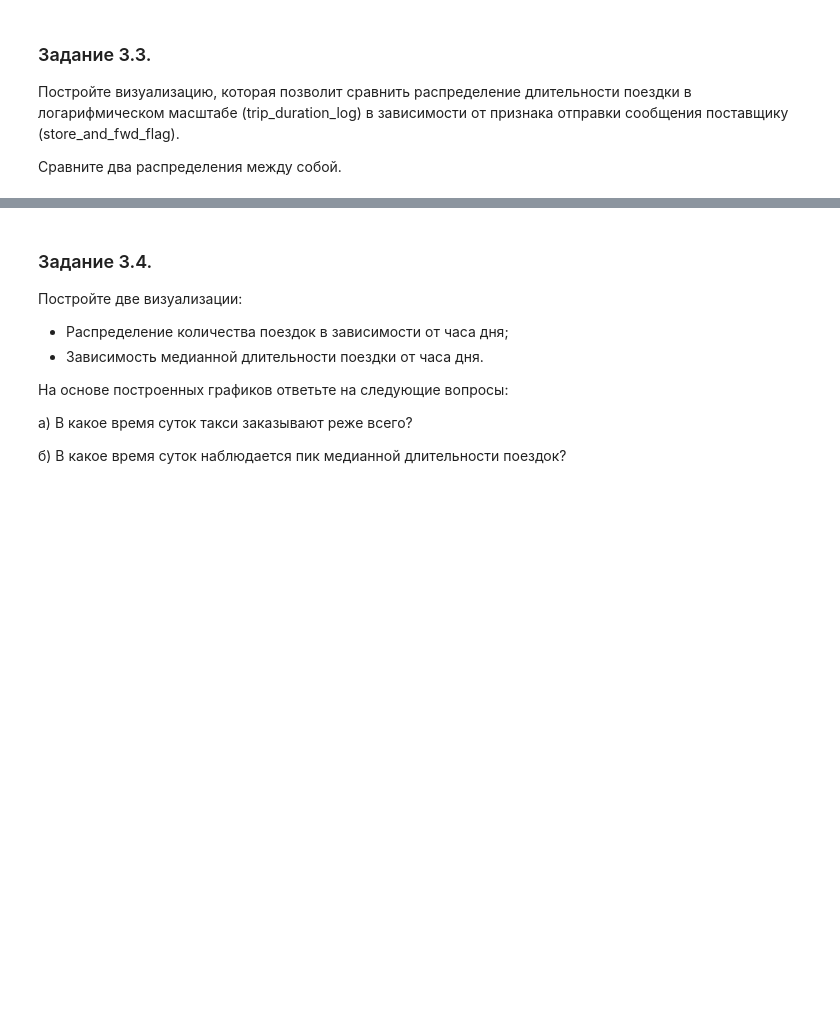
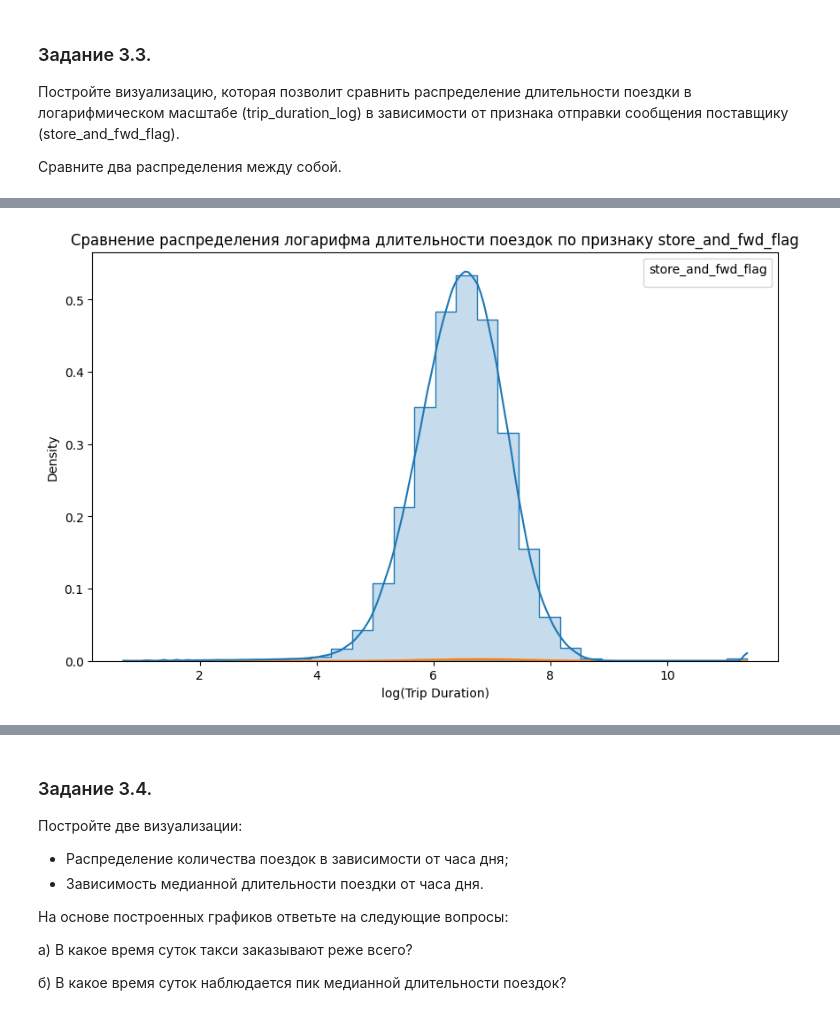
Before and after one commit to johnneon/PP_Team28_Taxi_Trip_Duration, a Jupyter notebook: PP_Team28.ipynb, the cells around one changed output, grey strips where cells are left out. Cells and saved outputs as stored; diff of their text form; code cells hidden in the pictures; blank space fills up the shorter version.

```diff
--- a/PP_Team28.ipynb
+++ b/PP_Team28.ipynb
@@ -670,0 +796,12 @@ taxi_data['trip_duration_log'] = np.log(taxi_data['trip_duration']+1)
+# %%
+# Построим гистограммы и KDE для каждого значения признака store_and_fwd_flag
+plt.figure(figsize=(10, 6))
+
+sns.histplot(data=taxi_data, x='trip_duration_log', hue='store_and_fwd_flag', bins=30, kde=True, element='step', stat='density')
+plt.title('Сравнение распределения логарифма длительности поездок по признаку store_and_fwd_flag')
+plt.xlabel('log(Trip Duration)')
+plt.ylabel('Density')
+
+plt.legend(title='store_and_fwd_flag')
+plt.show()
+# %% [output]
@@ -670,0 +809 @@ taxi_data['trip_duration_log'] = np.log(taxi_data['trip_duration']+1)
+[figure, added]
```
Also changed, not shown: parts of 73 cells of this notebook.
